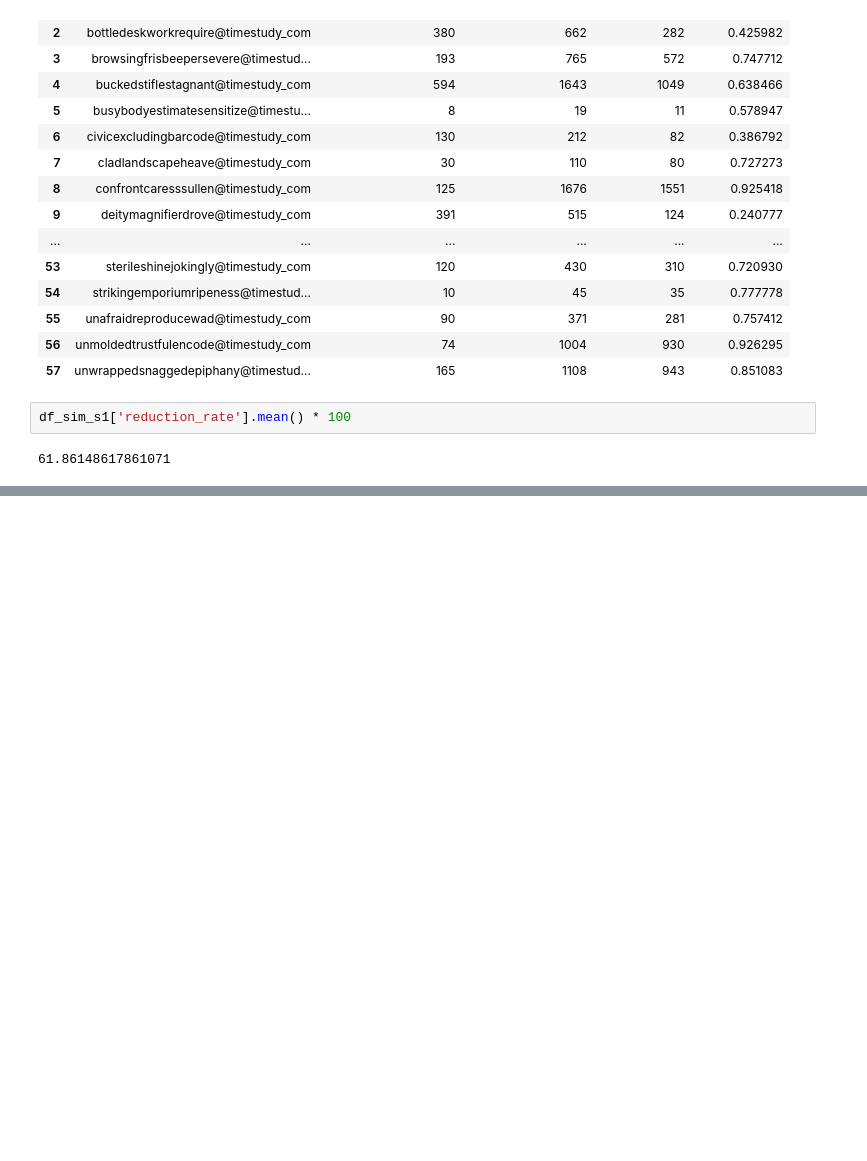
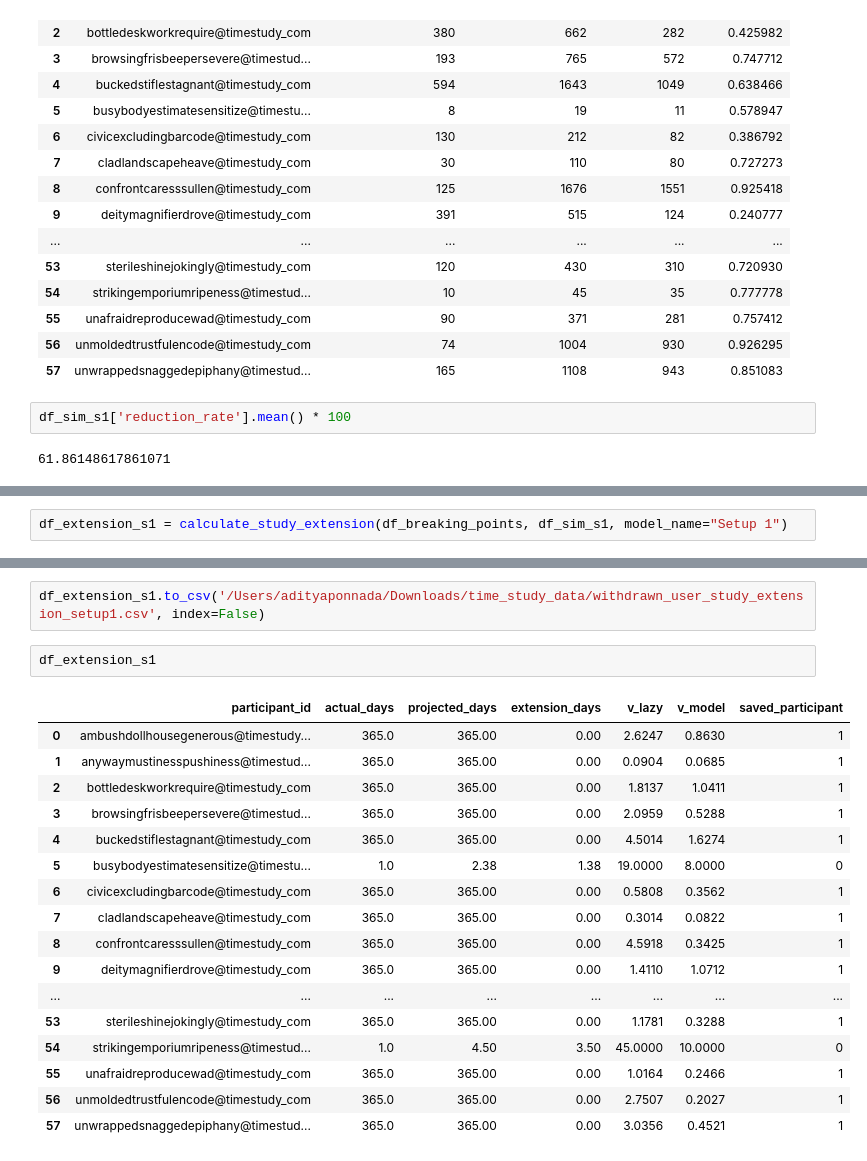
Before and after one commit to adityaponnada/real_time_prompting, a Jupyter notebook: withdrew_general_eval.ipynb, the cells around one changed output, grey strips where cells are left out. Drawn from its saved outputs; the diff is of its cells as text; blank space fills up the shorter version.

```diff
--- a/withdrew_general_eval.ipynb
+++ b/withdrew_general_eval.ipynb
@@ -704,0 +826,2 @@ plt.show()
+# %%
+df_extension_s1 = calculate_study_extension(df_breaking_points, df_sim_s1, model_name="Setup 1")
@@ -704,0 +838,22 @@ plt.show()
+# %%
+df_extension_s1.to_csv('/Users/adityaponnada/Downloads/time_study_data/withdrawn_user_study_extension_setup1.csv', index=False)
+# %%
+df_extension_s1
+# %% [output]
+|  | participant_id | actual_days | projected_days | extension_days | v_lazy | v_model | saved_participant |
+| 0 | ambushdollhousegenerous@timestudy... | 365.0 | 365.00 | 0.00 | 2.6247 | 0.8630 | 1 |
+| 1 | anywaymustinesspushiness@timestud... | 365.0 | 365.00 | 0.00 | 0.0904 | 0.0685 | 1 |
+| 2 | bottledeskworkrequire@timestudy_com | 365.0 | 365.00 | 0.00 | 1.8137 | 1.0411 | 1 |
+| 3 | browsingfrisbeepersevere@timestud... | 365.0 | 365.00 | 0.00 | 2.0959 | 0.5288 | 1 |
+| 4 | buckedstiflestagnant@timestudy_com | 365.0 | 365.00 | 0.00 | 4.5014 | 1.6274 | 1 |
+| 5 | busybodyestimatesensitize@timestu... | 1.0 | 2.38 | 1.38 | 19.0000 | 8.0000 | 0 |
+| 6 | civicexcludingbarcode@timestudy_com | 365.0 | 365.00 | 0.00 | 0.5808 | 0.3562 | 1 |
+| 7 | cladlandscapeheave@timestudy_com | 365.0 | 365.00 | 0.00 | 0.3014 | 0.0822 | 1 |
+| 8 | confrontcaresssullen@timestudy_com | 365.0 | 365.00 | 0.00 | 4.5918 | 0.3425 | 1 |
+| 9 | deitymagnifierdrove@timestudy_com | 365.0 | 365.00 | 0.00 | 1.4110 | 1.0712 | 1 |
+| ... | ... | ... | ... | ... | ... | ... | ... |
+| 53 | sterileshinejokingly@timestudy_com | 365.0 | 365.00 | 0.00 | 1.1781 | 0.3288 | 1 |
+| 54 | strikingemporiumripeness@timestud... | 1.0 | 4.50 | 3.50 | 45.0000 | 10.0000 | 0 |
+| 55 | unafraidreproducewad@timestudy_com | 365.0 | 365.00 | 0.00 | 1.0164 | 0.2466 | 1 |
+| 56 | unmoldedtrustfulencode@timestudy_com | 365.0 | 365.00 | 0.00 | 2.7507 | 0.2027 | 1 |
+| 57 | unwrappedsnaggedepiphany@timestud... | 365.0 | 365.00 | 0.00 | 3.0356 | 0.4521 | 1 |
```
Also changed, not shown: parts of 9 cells of this notebook.
